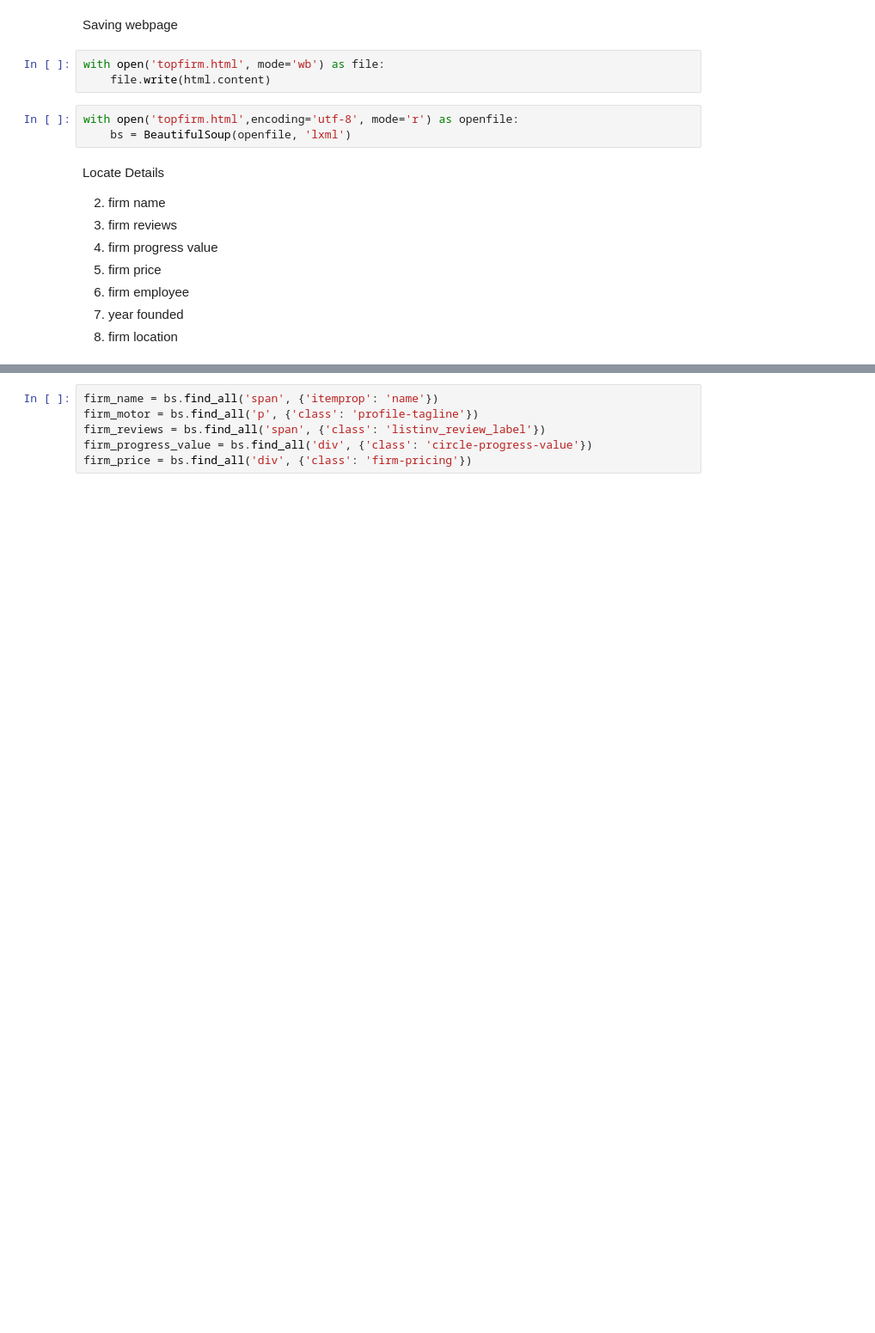
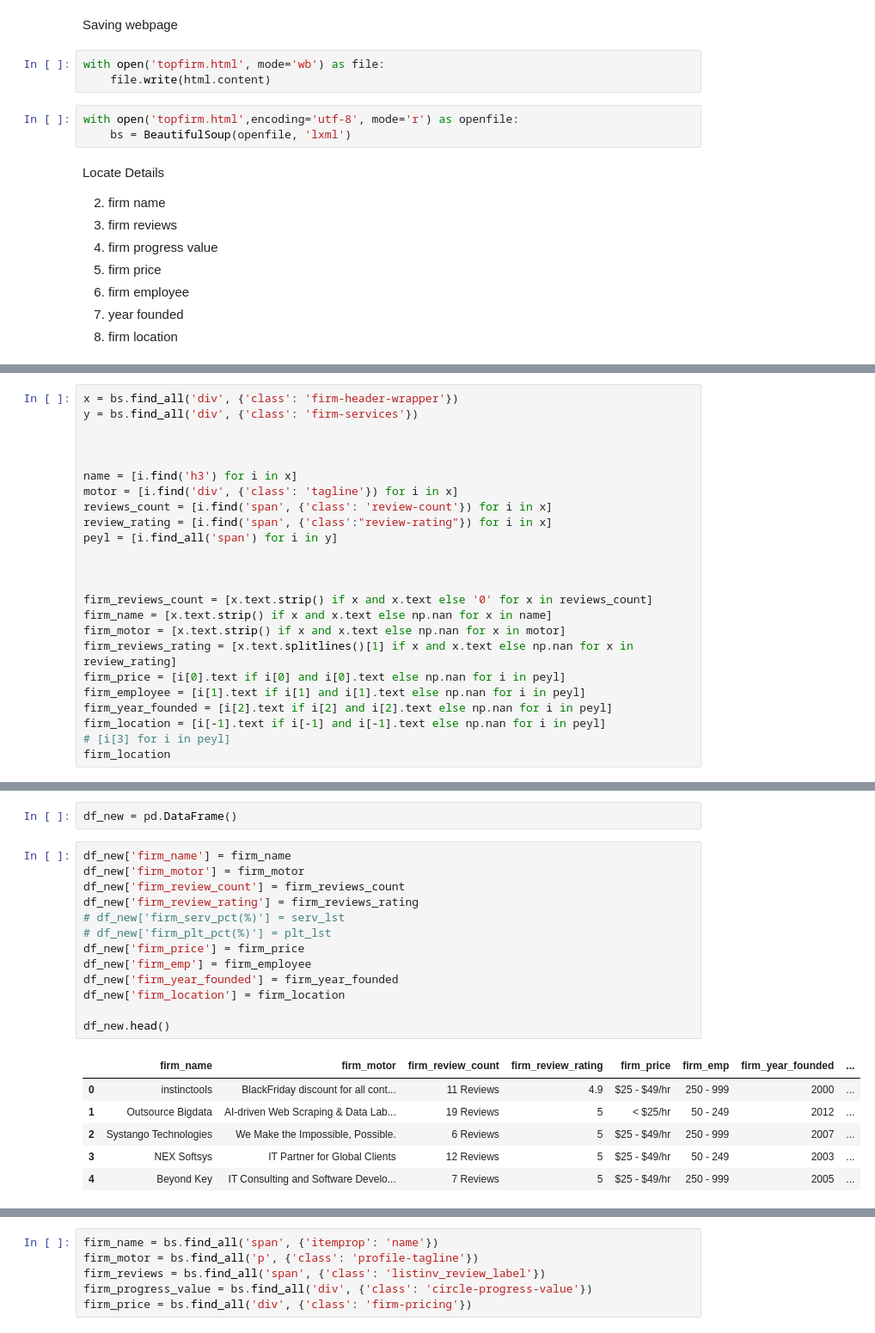
Before and after one commit to TelRich/Web_Scraping_Top_Firms_in_DA, a Jupyter notebook: web_scraping.ipynb, the cells around one changed output, grey strips where cells are left out. Shown at 86% size. Saved outputs shown, nothing was run; the diff lists cells and outputs as text; blank space fills up the shorter version.

```diff
--- a/web_scraping.ipynb
+++ b/web_scraping.ipynb
@@ -54,0 +80,24 @@ Locate Details
+# %%
+x = bs.find_all('div', {'class': 'firm-header-wrapper'})
+y = bs.find_all('div', {'class': 'firm-services'})
+
+
+
+name = [i.find('h3') for i in x]
+motor = [i.find('div', {'class': 'tagline'}) for i in x]
+reviews_count = [i.find('span', {'class': 'review-count'}) for i in x]
+review_rating = [i.find('span', {'class':"review-rating"}) for i in x]
+peyl = [i.find_all('span') for i in y]
+
+
+
+firm_reviews_count = [x.text.strip() if x and x.text else '0' for x in reviews_count]
+firm_name = [x.text.strip() if x and x.text else np.nan for x in name]
+firm_motor = [x.text.strip() if x and x.text else np.nan for x in motor]
+firm_reviews_rating = [x.text.splitlines()[1] if x and x.text else np.nan for x in review_rating]
+firm_price = [i[0].text if i[0] and i[0].text else np.nan for i in peyl]
+firm_employee = [i[1].text if i[1] and i[1].text else np.nan for i in peyl]
+firm_year_founded = [i[2].text if i[2] and i[2].text else np.nan for i in peyl]
+firm_location = [i[-1].text if i[-1] and i[-1].text else np.nan for i in peyl]
+# [i[3] for i in peyl]
+firm_location
@@ -54,0 +122,22 @@ Locate Details
+# %%
+df_new = pd.DataFrame()
+# %%
+df_new['firm_name'] = firm_name
+df_new['firm_motor'] = firm_motor
+df_new['firm_review_count'] = firm_reviews_count
+df_new['firm_review_rating'] = firm_reviews_rating
+# df_new['firm_serv_pct(%)'] = serv_lst
+# df_new['firm_plt_pct(%)'] = plt_lst
+df_new['firm_price'] = firm_price
+df_new['firm_emp'] = firm_employee
+df_new['firm_year_founded'] = firm_year_founded
+df_new['firm_location'] = firm_location
+
+df_new.head()
+# %% [output]
+|  | firm_name | firm_motor | firm_review_count | firm_review_rating | firm_price | firm_emp | firm_year_founded | ... |
+| 0 | instinctools | BlackFriday discount for all cont... | 11 Reviews | 4.9 | $25 - $49/hr | 250 - 999 | 2000 | ... |
+| 1 | Outsource Bigdata | AI-driven Web Scraping & Data Lab... | 19 Reviews | 5 | < $25/hr | 50 - 249 | 2012 | ... |
+| 2 | Systango Technologies | We Make the Impossible, Possible. | 6 Reviews | 5 | $25 - $49/hr | 250 - 999 | 2007 | ... |
+| 3 | NEX Softsys | IT Partner for Global Clients | 12 Reviews | 5 | $25 - $49/hr | 50 - 249 | 2003 | ... |
+| 4 | Beyond Key | IT Consulting and Software Develo... | 7 Reviews | 5 | $25 - $49/hr | 250 - 999 | 2005 | ... |
```
Also changed, not shown: parts of 12 cells of this notebook, 2 other files.
